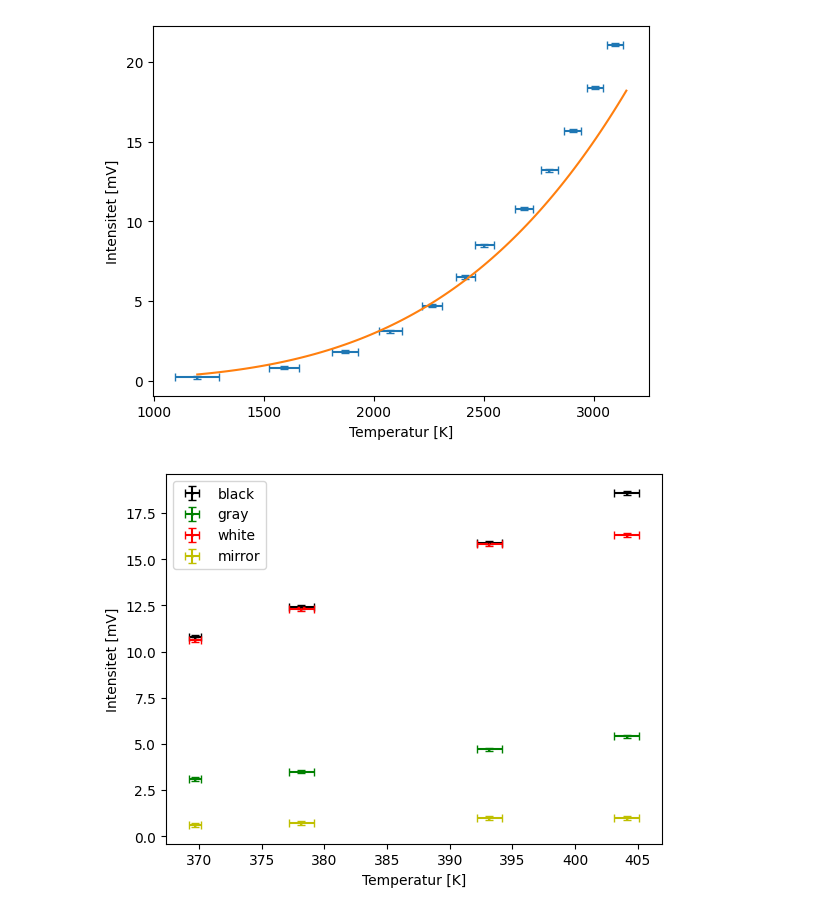
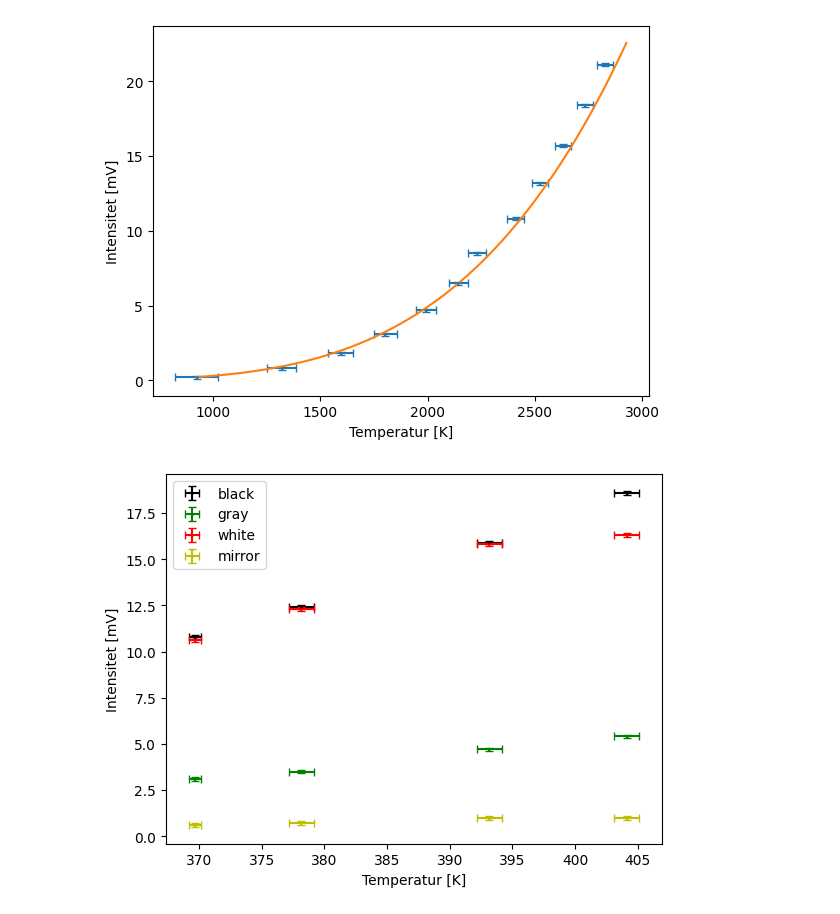
Before and after one commit to Joliv3r/Lab_Varmestraaling, a Jupyter notebook: code/data.ipynb, the cells around one changed output. Saved outputs shown, nothing was run; the diff lists cells and outputs as text; code cells hidden in the pictures.

Commit message:
Added discussion to Stefan Boltzmann lamp

```diff
--- a/code/data.ipynb
+++ b/code/data.ipynb
@@ -49,22 +49,23 @@ def dtemp(U, I):
 # %%
 data = np.loadtxt('SB_lamp.csv', delimiter=',', dtype=float, skiprows=1)
 
 mV = [k[2] for k in data]
 dV = 0.1
-T = [temp(k[1], k[0])+273.15 for k in data]
+T = [temp(k[1], k[0]) for k in data]
 # I = [4e-4*k[3]**4 for k in data]
-x = np.linspace(T[0], T[-1]+50, 100)
+sigma = 5.67e-8
+x = np.linspace(T[0], T[-1]+100, 100)
 
 dT = [dtemp(k[1], k[2]) for k in data]
 
 plt.errorbar(T, mV, fmt='o', xerr=dT, yerr=dV, capsize=3, markersize=1)
 plt.plot(x, x**4 * sum([mV[k]/T[k]**4 for k in range(len(data))])/len(data))
 plt.xlabel('Temperatur [K]')
 plt.ylabel('Intensitet [mV]')
-plt.savefig('SB_lamp.pdf')
+# plt.savefig('SB_lamp.pdf')
 plt.show()
 # %% [output]
-[figure, old version]
+[figure, new version]
 # %%
 data = np.loadtxt('LC.csv', delimiter=',', dtype=float, skiprows=1)
 
```
Also changed, not shown: 3 other files.
